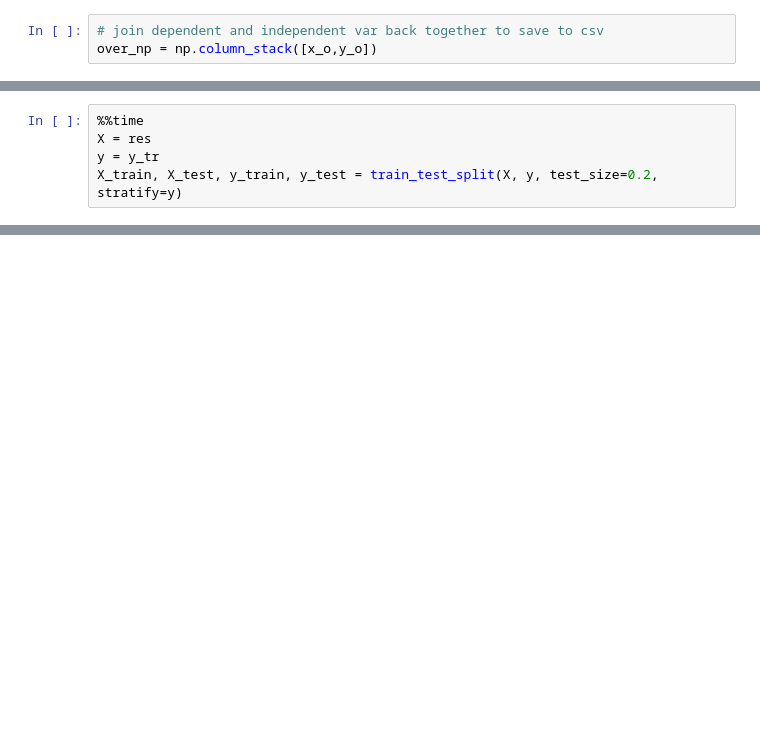
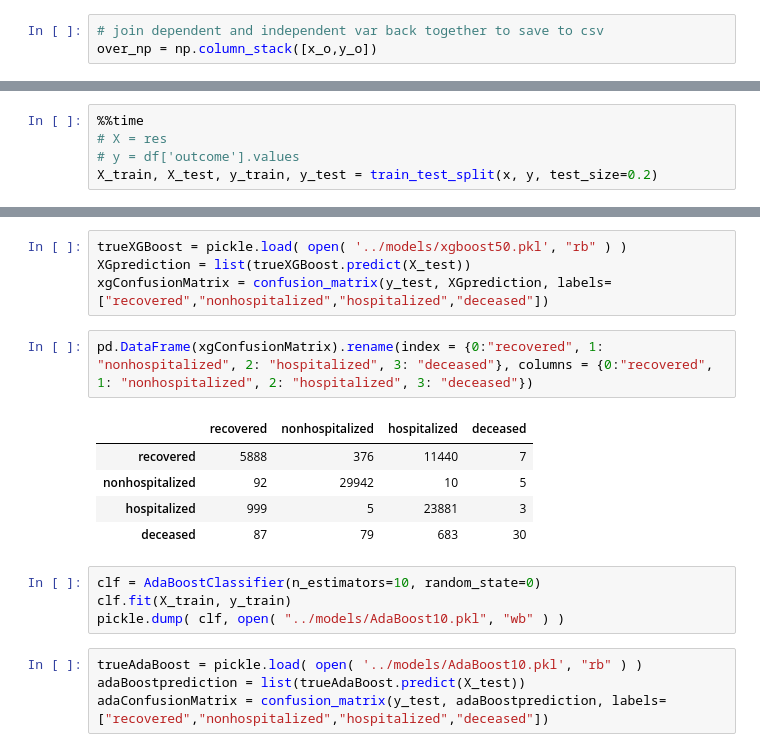
Before and after one commit to DjOlaiya/DoR459_Proj, a Jupyter notebook: Milestone_3.ipynb, the cells around one changed output, grey strips where cells are left out. Saved outputs shown, nothing was run; the diff lists cells and outputs as text; blank space fills up the shorter version.

```diff
--- a/Milestone_3.ipynb
+++ b/Milestone_3.ipynb
@@ -175,5 +190,0 @@ if 'Unnamed: 0' in X_tr.columns:
-# %%
-%%time
-X = res
-y = y_tr
-X_train, X_test, y_train, y_test = train_test_split(X, y, test_size=0.2, stratify=y)
@@ -258,0 +318,5 @@ randomForestConfusionMatrix = confusion_matrix(y_test, randomForestprediction, l
+# %%
+%%time
+# X = res
+# y = df['outcome'].values
+X_train, X_test, y_train, y_test = train_test_split(x, y, test_size=0.2)
@@ -258,0 +329,20 @@ randomForestConfusionMatrix = confusion_matrix(y_test, randomForestprediction, l
+# %%
+trueXGBoost = pickle.load( open( '../models/xgboost50.pkl', "rb" ) )
+XGprediction = list(trueXGBoost.predict(X_test))
+xgConfusionMatrix = confusion_matrix(y_test, XGprediction, labels=["recovered","nonhospitalized","hospitalized","deceased"])
+# %%
+pd.DataFrame(xgConfusionMatrix).rename(index = {0:"recovered", 1: "nonhospitalized", 2: "hospitalized", 3: "deceased"}, columns = {0:"recovered", 1: "nonhospitalized", 2: "hospitalized", 3: "deceased"})
+# %% [output]
+|  | recovered | nonhospitalized | hospitalized | deceased |
+| recovered | 5888 | 376 | 11440 | 7 |
+| nonhospitalized | 92 | 29942 | 10 | 5 |
+| hospitalized | 999 | 5 | 23881 | 3 |
+| deceased | 87 | 79 | 683 | 30 |
+# %%
+clf = AdaBoostClassifier(n_estimators=10, random_state=0)
+clf.fit(X_train, y_train)
+pickle.dump( clf, open( "../models/AdaBoost10.pkl", "wb" ) )
+# %%
+trueAdaBoost = pickle.load( open( '../models/AdaBoost10.pkl', "rb" ) )
+adaBoostprediction = list(trueAdaBoost.predict(X_test))
+adaConfusionMatrix = confusion_matrix(y_test, adaBoostprediction, labels=["recovered","nonhospitalized","hospitalized","deceased"])
```
Also changed, not shown: parts of 60 cells of this notebook.
